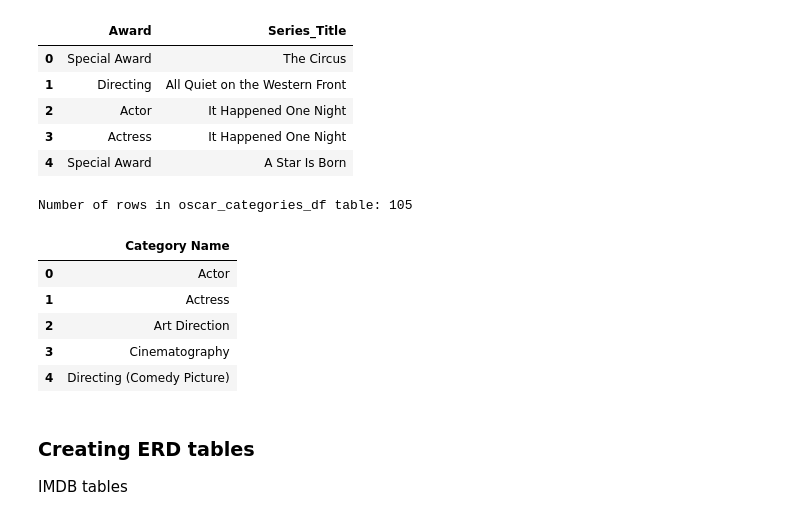
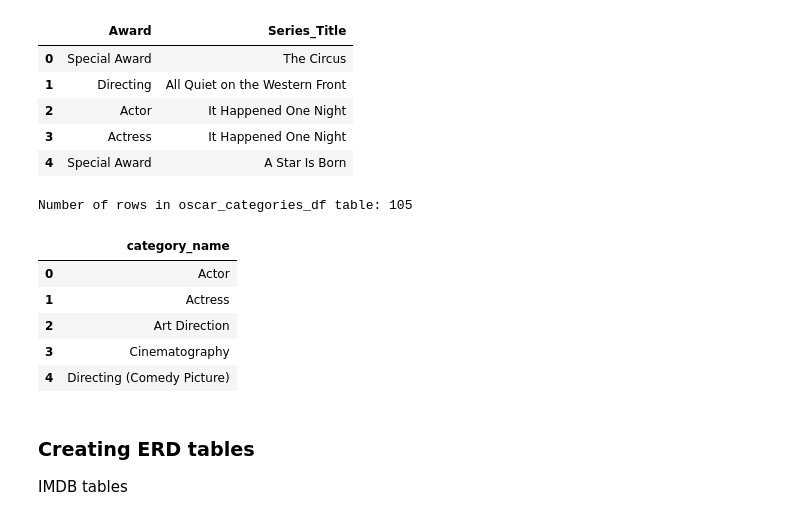
Before and after one commit to 0samvuong/Project-2-ETL-Group-6, a Jupyter notebook: main.ipynb, the cells around one changed output. Saved outputs shown, nothing was run; the diff lists cells and outputs as text; code cells hidden in the pictures.

```diff
--- a/main.ipynb
+++ b/main.ipynb
@@ -163,14 +163,14 @@ Number of rows in oscar_on_name  table: 135
 # %%
 # oscar_categories table
 # all unique award categories from the academy award dataframe
 
 oscar_categories_df = pd.DataFrame(academy_award_df2['Award'].unique())
-oscar_categories_df=oscar_categories_df.rename(columns={0:"Category Name"})
+oscar_categories_df=oscar_categories_df.rename(columns={0:"category_name"})
 print(f"Number of rows in oscar_categories_df table: {len(oscar_categories_df.index)}")
 oscar_categories_df.head()
 # %% [output]
 Number of rows in oscar_categories_df table: 105
-|  | Category Name |
+|  | category_name |
 | 0 | Actor |
 | 1 | Actress |
 | 2 | Art Direction |
```
Also changed, not shown: parts of 13 cells of this notebook, 2 other files.
